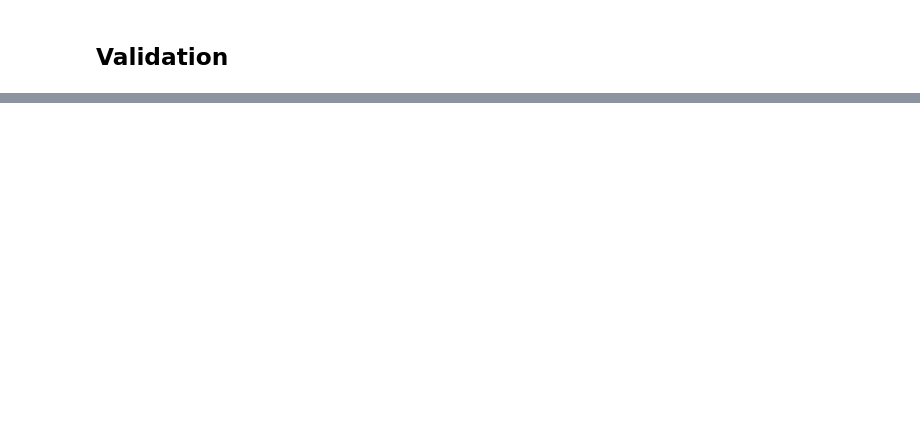
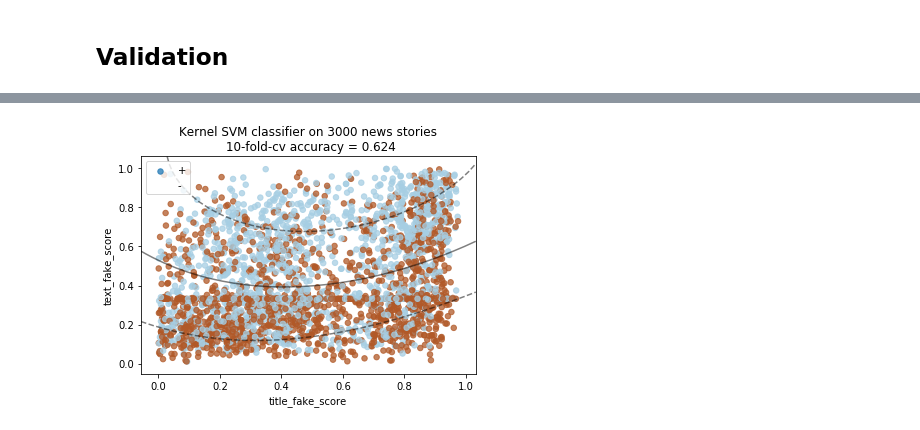
Before and after one commit to jrios6/FakeIT, a Jupyter notebook: python/fake_scoring.ipynb, the cells around one changed output, grey strips where cells are left out. Drawn from its saved outputs; the diff is of its cells as text; code cells hidden in the pictures; blank space fills up the shorter version.

```diff
--- a/python/fake_scoring.ipynb
+++ b/python/fake_scoring.ipynb
@@ -36,16 +42,20 @@ all_title_fake_score = []
 all_title_pred_type = []
 all_content_fake_score = []
 all_content_pred_type = []
+all_domain_type = []
 i = 0
 for index, row in df.iterrows():
-    content = row['text'][:50]
+    title = row['title']
+    content = row['text'][:10000]
+    url = row['main_img_url']
     # content = None
-    json_str = get_json_str(row['title'], content)
-    title_fake_score, title_pred_type, content_fake_score, content_pred_type = parse_json_str(json_str, content)
+    json_str = get_json_str(title, content, url)
+    title_fake_score, title_pred_type, content_fake_score, content_pred_type, domain_type = parse_json_str(json_str, content, url)
     all_title_fake_score.append(title_fake_score)
     all_title_pred_type.append(title_pred_type)
     all_content_fake_score.append(content_fake_score)
     all_content_pred_type.append(content_pred_type)
+    all_domain_type.append(domain_type)
     i += 1
-    if i%50 == 0:
+    if i%100 == 0:
         print("Iteration = ", i)
@@ -144,0 +125,34 @@ X_train.shape
+# %%
+clf = SVC()
+clf.fit(X, y)
+# %%
+from sklearn.model_selection import cross_val_score
+cv_scores = cross_val_score(clf, X, y, cv=10)
+print("10 fold cv score = {}".format(np.average(cv_scores)))
+# %%
+plt.scatter(X[:, 0], X[:, 1], c=y, s=30, cmap=plt.cm.Paired, alpha=0.75)
+
+# plot the decision function
+ax = plt.gca()
+xlim = ax.get_xlim()
+ylim = ax.get_ylim()
+
+# create grid to evaluate model
+xx = np.linspace(xlim[0], xlim[1], 30)
+yy = np.linspace(ylim[0], ylim[1], 30)
+YY, XX = np.meshgrid(yy, xx)
+xy = np.vstack([XX.ravel(), YY.ravel()]).T
+Z = clf.decision_function(xy).reshape(XX.shape)
+
+# plot decision boundary and margins
+ax.contour(XX, YY, Z, colors='k', levels=[-1, 0, 1], alpha=0.5,
+           linestyles=['--', '-', '--'])
+# plot support vectors
+ax.scatter(clf.support_vectors_[:, 0], clf.support_vectors_[:, 1], s=100,
+           linewidth=1, facecolors='none')
+plt.xlabel('title_fake_score')
+plt.ylabel('text_fake_score')
+plt.title('Kernel SVM classifier on {} news stories\n 10-fold-cv accuracy = {:.3f}'.format(X.shape[0], np.average(cv_scores)))
+plt.show()
+# %% [output]
+[figure, added]
```
Also changed, not shown: parts of 15 cells of this notebook, 4 other files.
